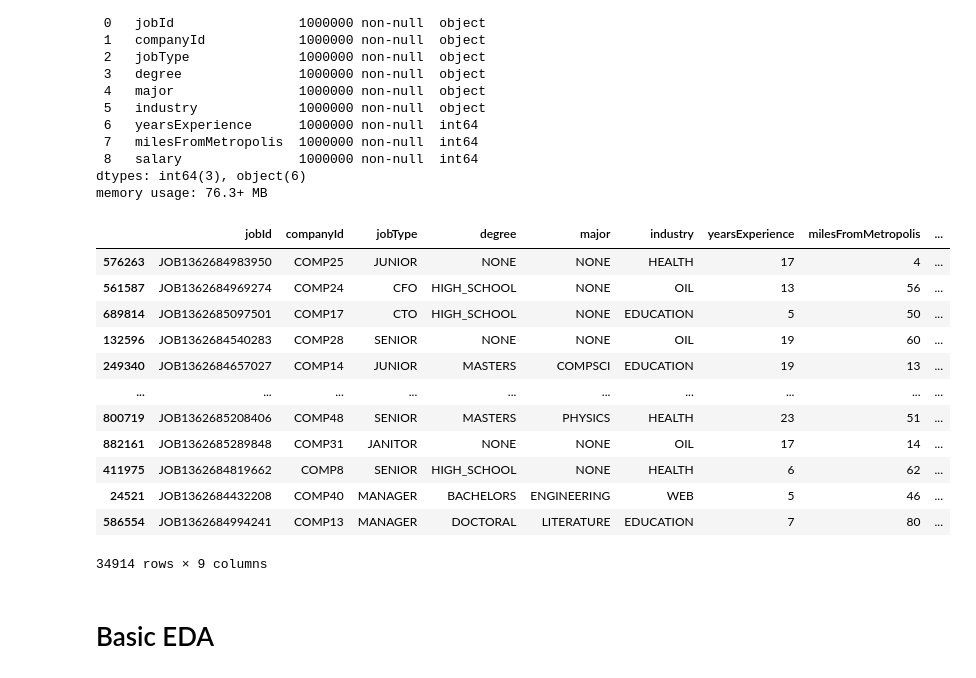
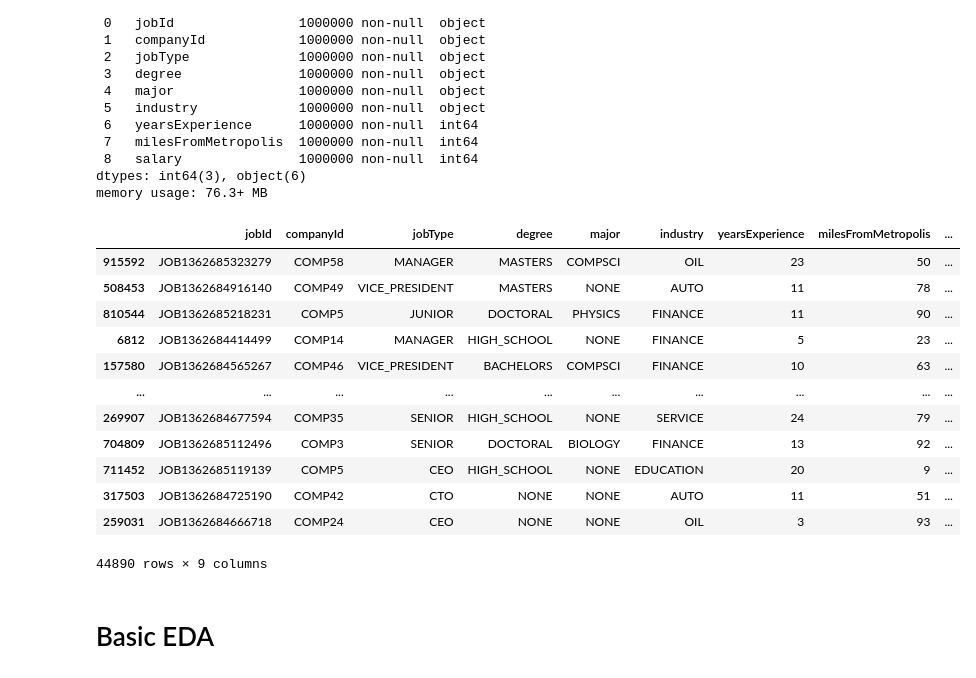
Before and after one commit to wiznikvibe/salary_regression, a Jupyter notebook: data_analysis/Employee_attrition_withoutcode.ipynb, the cells around one changed output. Cells and saved outputs as stored; diff of their text form; code cells hidden in the pictures.

```diff
--- a/data_analysis/Employee_attrition_withoutcode.ipynb
+++ b/data_analysis/Employee_attrition_withoutcode.ipynb
@@ -39,11 +39,12 @@ from tqdm import tqdm
 # %%
 # Load the train_dataset, train_salaries, test_dataset(pass your file path from drive)
 
-data = pd.read_csv("./dataset/train_dataset.csv")
+data = pd.read_csv("C:/users/nikhi/salary_prediction/dataset/train_dataset.csv")
 
-data_salaries = pd.read_csv("./dataset/train_salaries.csv")
+data_salaries = pd.read_csv("C:/users/nikhi/salary_prediction/dataset/train_salaries.csv")
 
-test_df = pd.read_csv("./dataset/test_dataset.csv")
+test_df = pd.read_csv("C:/users/nikhi/salary_prediction/dataset/test_dataset.csv")
+test_df = test_df.sample(frac=0.035)
 # %%
 # check the train data
 
@@ -82,22 +83,22 @@ memory usage: 76.3+ MB
 # %%
 #salaries less that 30 can be removed as such a such salary per month is not expected
 train_data = train_data[train_data['salary'] > 30]
-train_data = train_data.sample(frac=0.035)
+train_data = train_data.sample(frac=0.045)
 train_data
 # %% [output]
 |  | jobId | companyId | jobType | degree | major | industry | yearsExperience | milesFromMetropolis | ... |
-| 576263 | JOB1362684983950 | COMP25 | JUNIOR | NONE | NONE | HEALTH | 17 | 4 | ... |
-| 561587 | JOB1362684969274 | COMP24 | CFO | HIGH_SCHOOL | NONE | OIL | 13 | 56 | ... |
-| 689814 | JOB1362685097501 | COMP17 | CTO | HIGH_SCHOOL | NONE | EDUCATION | 5 | 50 | ... |
-| 132596 | JOB1362684540283 | COMP28 | SENIOR | NONE | NONE | OIL | 19 | 60 | ... |
-| 249340 | JOB1362684657027 | COMP14 | JUNIOR | MASTERS | COMPSCI | EDUCATION | 19 | 13 | ... |
+| 915592 | JOB1362685323279 | COMP58 | MANAGER | MASTERS | COMPSCI | OIL | 23 | 50 | ... |
+| 508453 | JOB1362684916140 | COMP49 | VICE_PRESIDENT | MASTERS | NONE | AUTO | 11 | 78 | ... |
+| 810544 | JOB1362685218231 | COMP5 | JUNIOR | DOCTORAL | PHYSICS | FINANCE | 11 | 90 | ... |
+| 6812 | JOB1362684414499 | COMP14 | MANAGER | HIGH_SCHOOL | NONE | FINANCE | 5 | 23 | ... |
+| 157580 | JOB1362684565267 | COMP46 | VICE_PRESIDENT | BACHELORS | COMPSCI | FINANCE | 10 | 63 | ... |
 | ... | ... | ... | ... | ... | ... | ... | ... | ... | ... |
-| 800719 | JOB1362685208406 | COMP48 | SENIOR | MASTERS | PHYSICS | HEALTH | 23 | 51 | ... |
-| 882161 | JOB1362685289848 | COMP31 | JANITOR | NONE | NONE | OIL | 17 | 14 | ... |
-| 411975 | JOB1362684819662 | COMP8 | SENIOR | HIGH_SCHOOL | NONE | HEALTH | 6 | 62 | ... |
-| 24521 | JOB1362684432208 | COMP40 | MANAGER | BACHELORS | ENGINEERING | WEB | 5 | 46 | ... |
-| 586554 | JOB1362684994241 | COMP13 | MANAGER | DOCTORAL | LITERATURE | EDUCATION | 7 | 80 | ... |
+| 269907 | JOB1362684677594 | COMP35 | SENIOR | HIGH_SCHOOL | NONE | SERVICE | 24 | 79 | ... |
+| 704809 | JOB1362685112496 | COMP3 | SENIOR | DOCTORAL | BIOLOGY | FINANCE | 13 | 92 | ... |
+| 711452 | JOB1362685119139 | COMP5 | CEO | HIGH_SCHOOL | NONE | EDUCATION | 20 | 9 | ... |
+| 317503 | JOB1362684725190 | COMP42 | CTO | NONE | NONE | AUTO | 11 | 51 | ... |
+| 259031 | JOB1362684666718 | COMP24 | CEO | NONE | NONE | OIL | 3 | 93 | ... |
-34914 rows × 9 columns
+44890 rows × 9 columns
 # %% [markdown]
 # Basic EDA
 # %% [markdown]
```
Also changed, not shown: parts of 40 cells of this notebook, 17 other files.
